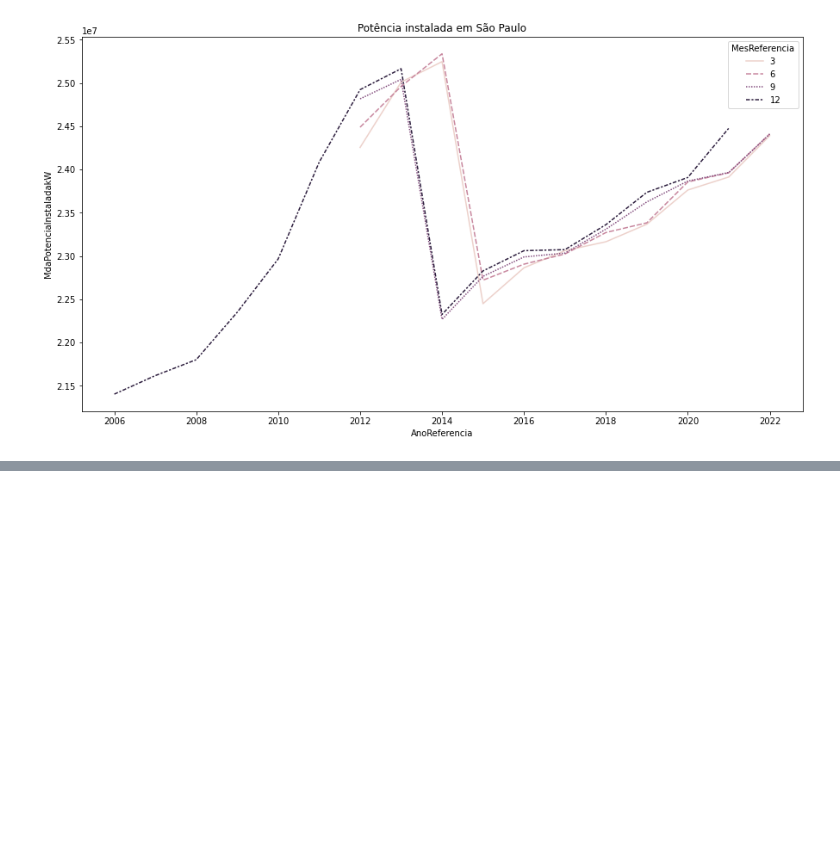
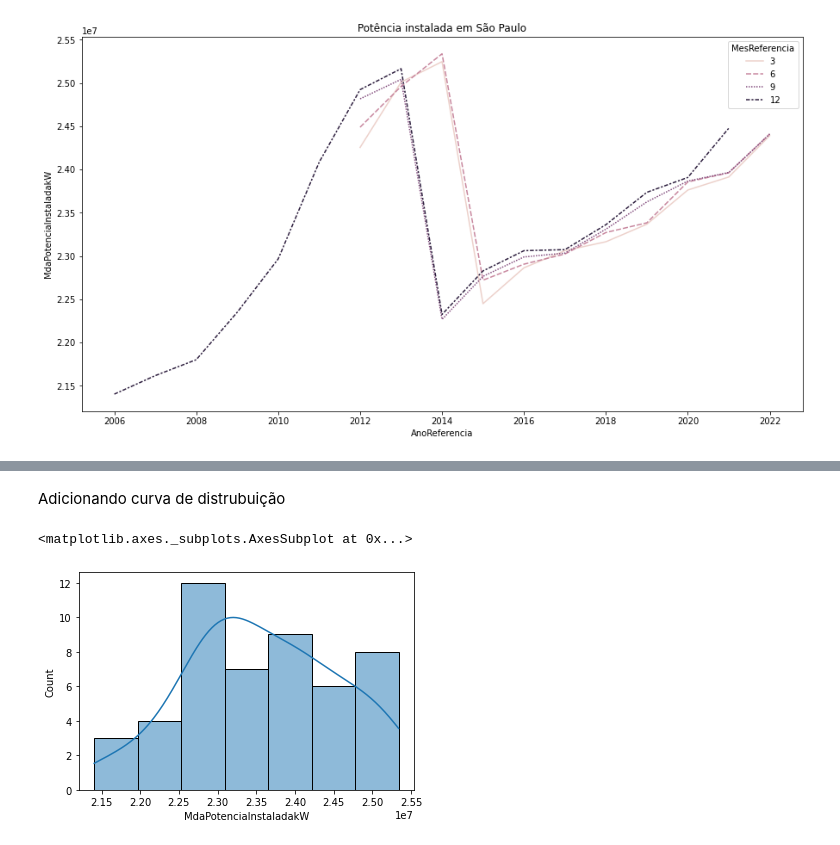
Before and after one commit to Daniellucasgonzaga/Trabalho_Final_BCC19, a Jupyter notebook: TrabalhoFinal.ipynb, the cells around one changed output, grey strips where cells are left out. Saved outputs shown, nothing was run; the diff lists cells and outputs as text; code cells hidden in the pictures; blank space fills up the shorter version.

```diff
--- a/TrabalhoFinal.ipynb
+++ b/TrabalhoFinal.ipynb
@@ -133,0 +172,9 @@ line1.figure.set_size_inches(15, 8)                                # altera tama
+# %% [markdown]
+Adicionando curva de distrubuição
+# %%
+sns.histplot(data = SP,
+             x = "MdaPotenciaInstaladakW",
+             kde = True) # mostra a curva de densidade
+# %% [output]
+<matplotlib.axes._subplots.AxesSubplot at 0x...>
+[figure, added]
```
Also changed, not shown: parts of 19 cells of this notebook.
